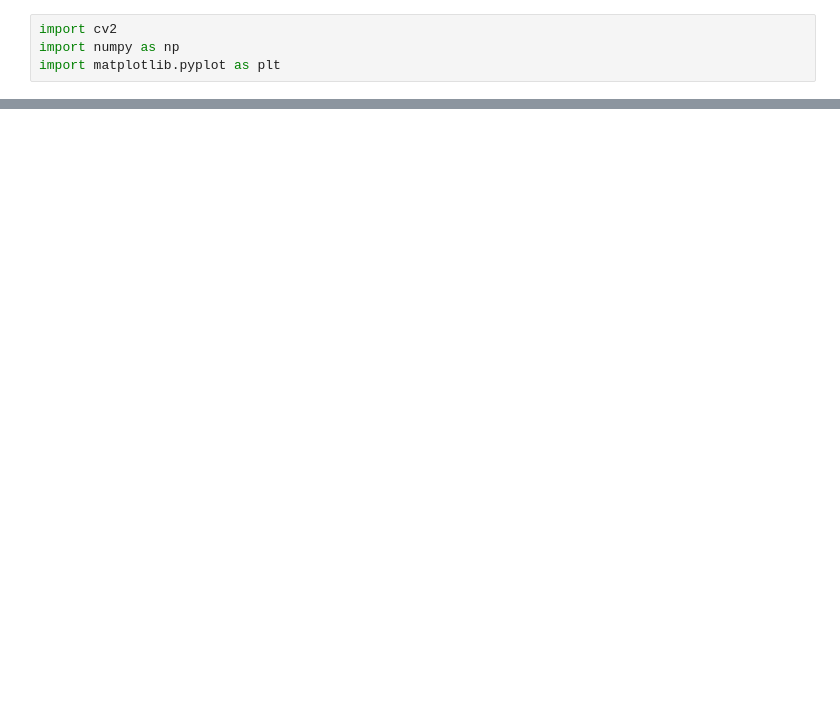
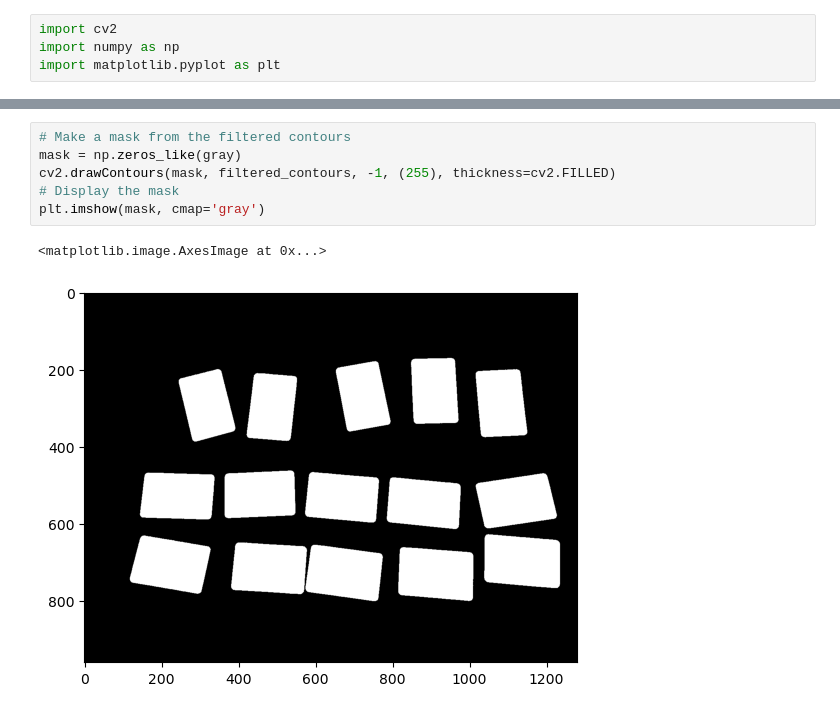
Before and after one commit to OctavioProfeta/SetGame_miniproject, a Jupyter notebook: test_camera.ipynb, the cells around one changed output, grey strips where cells are left out. Cells and saved outputs as stored; diff of their text form; blank space fills up the shorter version.

```diff
--- a/test_camera.ipynb
+++ b/test_camera.ipynb
@@ -88,0 +152,9 @@ plt.imshow(cv2.cvtColor(filtered_contour_image, cv2.COLOR_BGR2RGB))
+# %%
+# Make a mask from the filtered contours
+mask = np.zeros_like(gray)
+cv2.drawContours(mask, filtered_contours, -1, (255), thickness=cv2.FILLED)
+# Display the mask
+plt.imshow(mask, cmap='gray')
+# %% [output]
+<matplotlib.image.AxesImage at 0x...>
+[figure, added]
```
Also changed, not shown: parts of 17 cells of this notebook.
